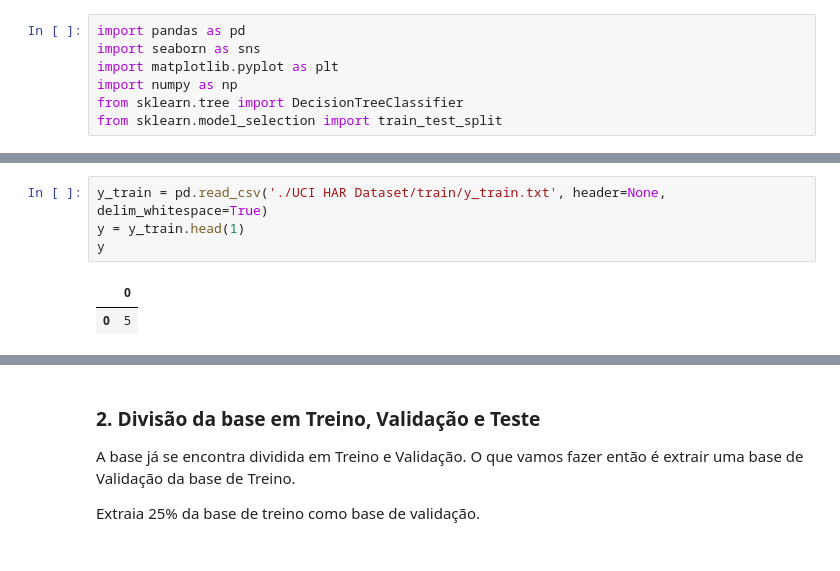
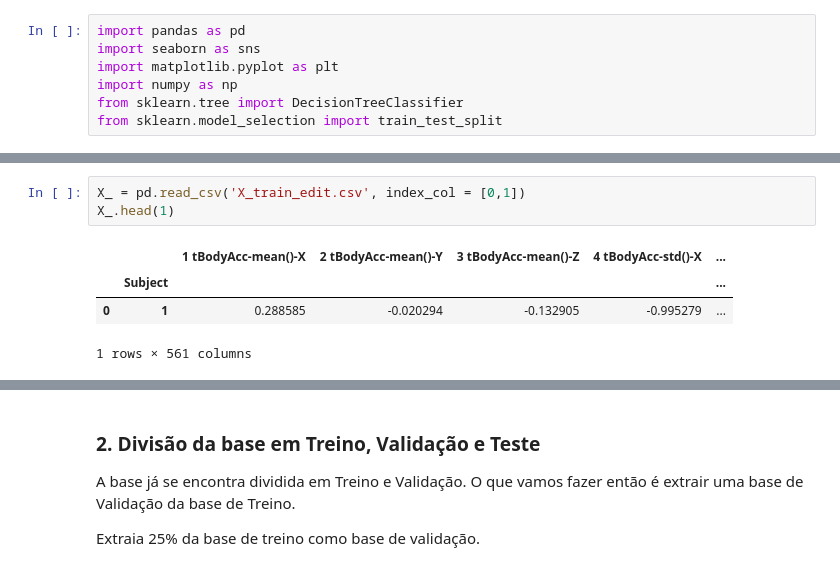
Before and after one commit to victortintel/ex2_modulo17_arvores2-, a Jupyter notebook: ex2_victor_tintel_mod_17.ipynb, the cells around one changed output, grey strips where cells are left out. Saved outputs shown, nothing was run; the diff lists cells and outputs as text.

```diff
--- a/ex2_victor_tintel_mod_17.ipynb
+++ b/ex2_victor_tintel_mod_17.ipynb
@@ -38,8 +21,9 @@ X.head()
-# %%
-y_train = pd.read_csv('./UCI HAR Dataset/train/y_train.txt', header=None, delim_whitespace=True)
-y = y_train.head(1)
-y
-# %% [output]
-|  | 0 |
-| 0 | 5 |
+# %%
+X_ = pd.read_csv('X_train_edit.csv', index_col = [0,1])
+X_.head(1)
+# %% [output]
+|  |  | 1 tBodyAcc-mean()-X | 2 tBodyAcc-mean()-Y | 3 tBodyAcc-mean()-Z | 4 tBodyAcc-std()-X | ... |
+|  | Subject |  |  |  |  | ... |
+| 0 | 1 | 0.288585 | -0.020294 | -0.132905 | -0.995279 | ... |
+1 rows × 561 columns
 # %%
```
Also changed, not shown: parts of 23 cells of this notebook.
